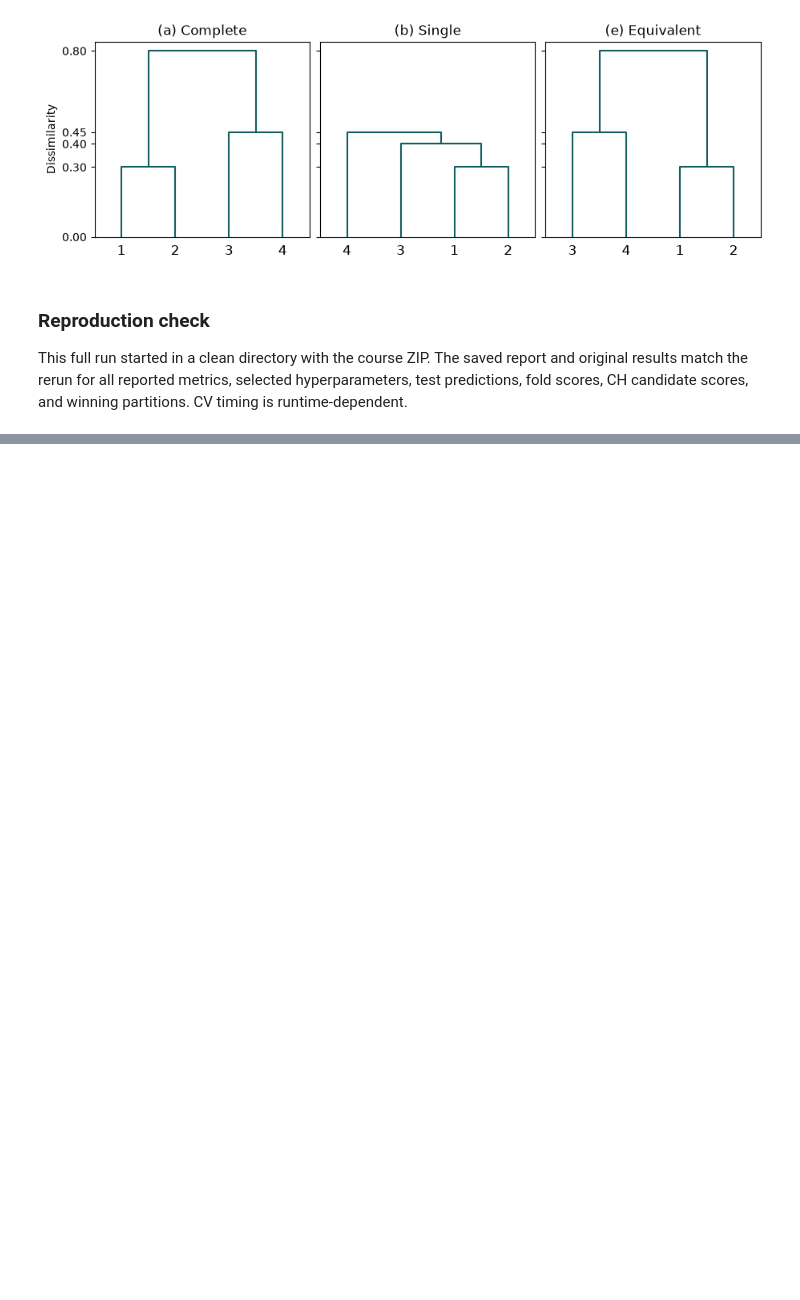
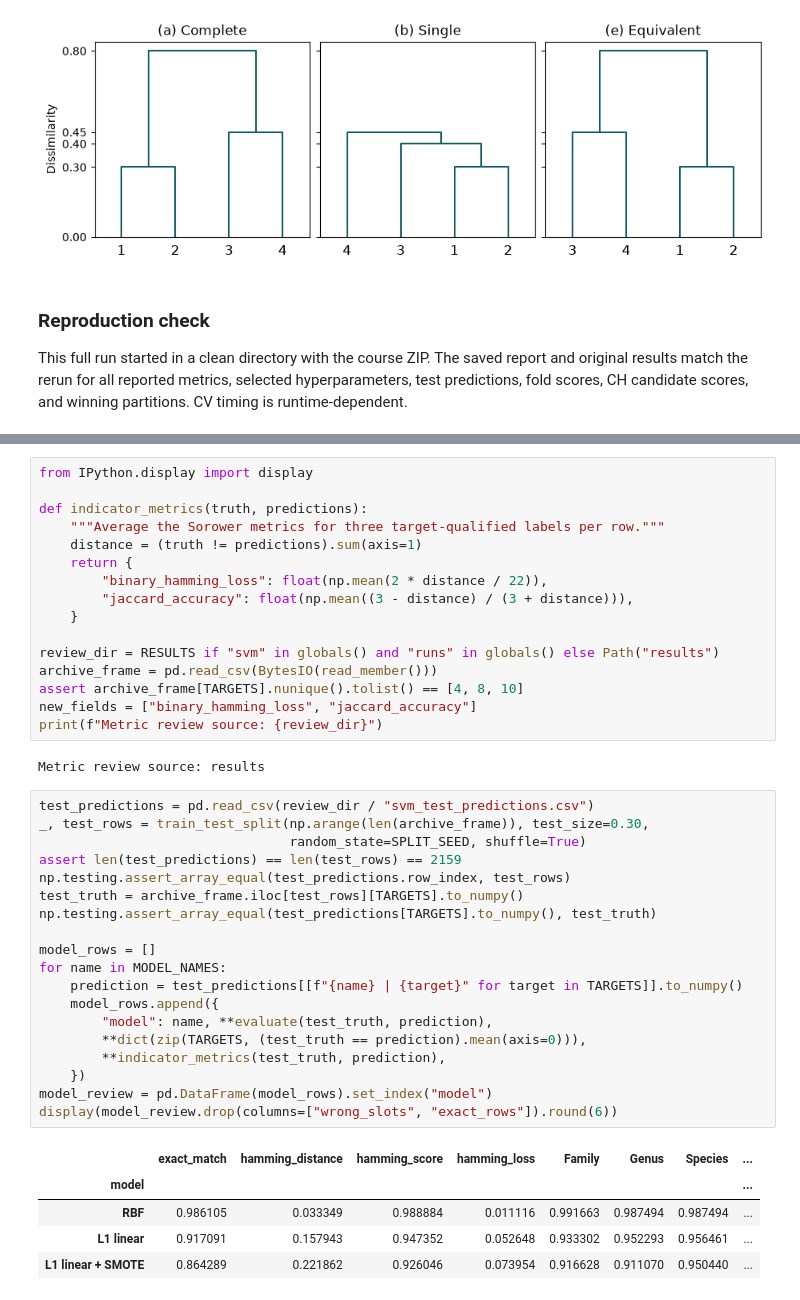
Before and after one commit to jay-zhao1/DSCI552-HW7, a Jupyter notebook: DSCI552_HW7.ipynb, the cells around one changed output, grey strips where cells are left out. Cells and saved outputs as stored; diff of their text form; blank space fills up the shorter version.

Commit message:
Add binary Hamming loss and Jaccard accuracy

```diff
--- a/DSCI552_HW7.ipynb
+++ b/DSCI552_HW7.ipynb
@@ -374,0 +381,43 @@ This full run started in a clean directory with the course ZIP. The saved report
+# %%
+from IPython.display import display
+
+def indicator_metrics(truth, predictions):
+    """Average the Sorower metrics for three target-qualified labels per row."""
+    distance = (truth != predictions).sum(axis=1)
+    return {
+        "binary_hamming_loss": float(np.mean(2 * distance / 22)),
+        "jaccard_accuracy": float(np.mean((3 - distance) / (3 + distance))),
+    }
+
+review_dir = RESULTS if "svm" in globals() and "runs" in globals() else Path("results")
+archive_frame = pd.read_csv(BytesIO(read_member()))
+assert archive_frame[TARGETS].nunique().tolist() == [4, 8, 10]
+new_fields = ["binary_hamming_loss", "jaccard_accuracy"]
+print(f"Metric review source: {review_dir}")
+# %% [output]
+Metric review source: results
+# %%
+test_predictions = pd.read_csv(review_dir / "svm_test_predictions.csv")
+_, test_rows = train_test_split(np.arange(len(archive_frame)), test_size=0.30,
+                                random_state=SPLIT_SEED, shuffle=True)
+assert len(test_predictions) == len(test_rows) == 2159
+np.testing.assert_array_equal(test_predictions.row_index, test_rows)
+test_truth = archive_frame.iloc[test_rows][TARGETS].to_numpy()
+np.testing.assert_array_equal(test_predictions[TARGETS].to_numpy(), test_truth)
+
+model_rows = []
+for name in MODEL_NAMES:
+    prediction = test_predictions[[f"{name} | {target}" for target in TARGETS]].to_numpy()
+    model_rows.append({
+        "model": name, **evaluate(test_truth, prediction),
+        **dict(zip(TARGETS, (test_truth == prediction).mean(axis=0))),
+        **indicator_metrics(test_truth, prediction),
+    })
+model_review = pd.DataFrame(model_rows).set_index("model")
+display(model_review.drop(columns=["wrong_slots", "exact_rows"]).round(6))
+# %% [output]
+|  | exact_match | hamming_distance | hamming_score | hamming_loss | Family | Genus | Species | ... |
+| model |  |  |  |  |  |  |  | ... |
+| RBF | 0.986105 | 0.033349 | 0.988884 | 0.011116 | 0.991663 | 0.987494 | 0.987494 | ... |
+| L1 linear | 0.917091 | 0.157943 | 0.947352 | 0.052648 | 0.933302 | 0.952293 | 0.956461 | ... |
+| L1 linear + SMOTE | 0.864289 | 0.221862 | 0.926046 | 0.073954 | 0.916628 | 0.911070 | 0.950440 | ... |
```
Also changed, not shown: parts of 3 cells of this notebook, 2 other files.
